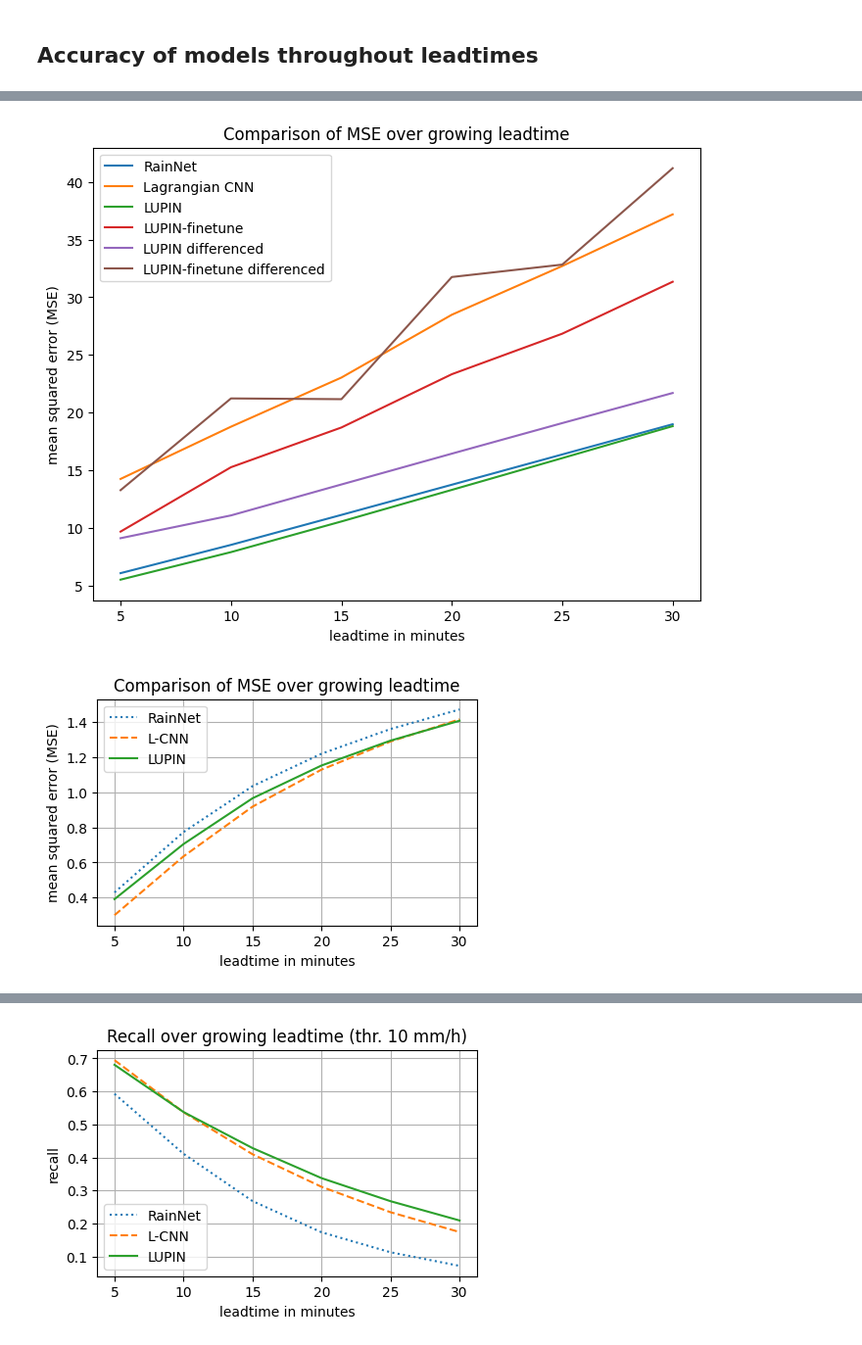
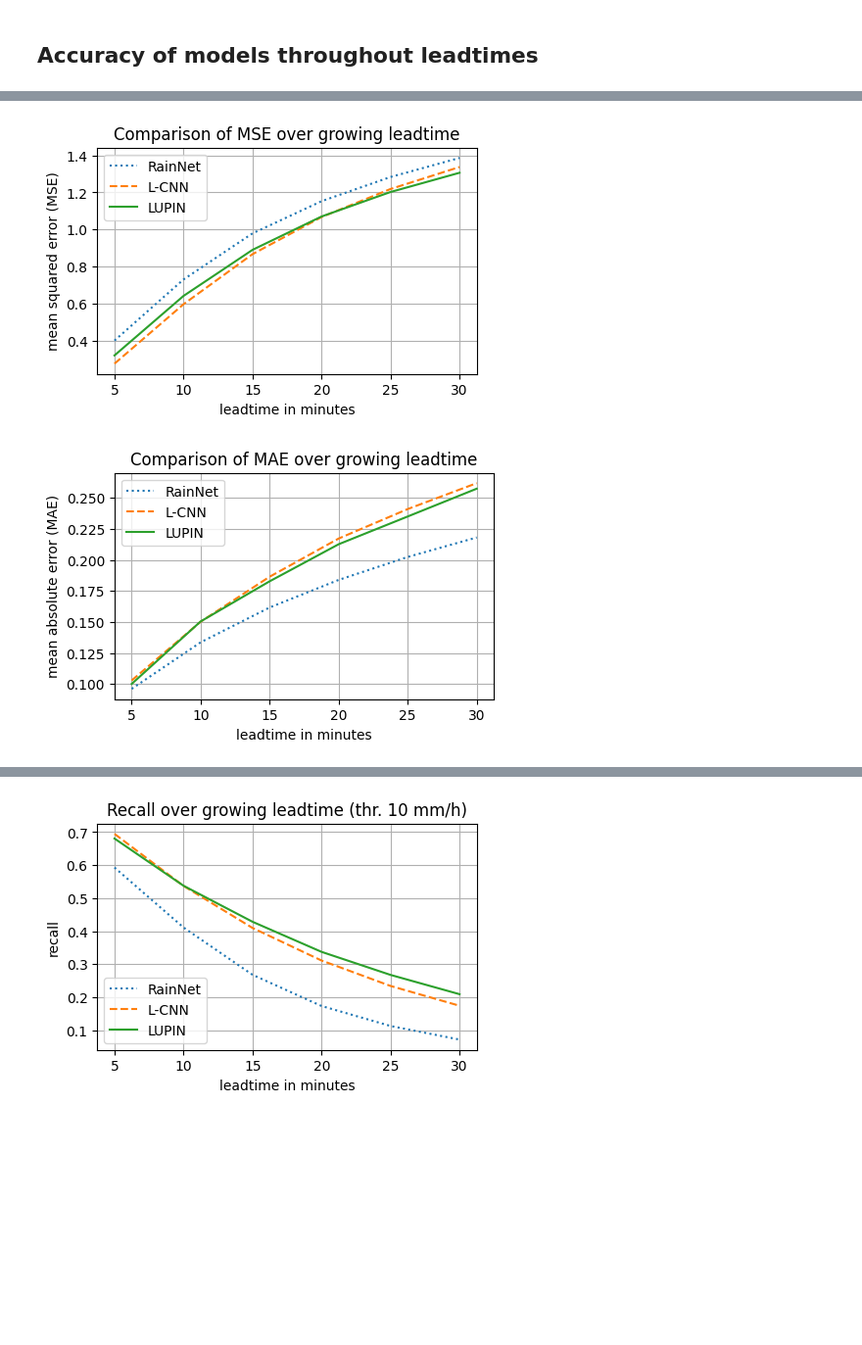
Before and after one commit to kinit-sk/softec-lagrangian-nowcasting, a Jupyter notebook: evaluation copy.ipynb, the cells around one changed output, grey strips where cells are left out. Shown at 98% size. Cells and saved outputs as stored; diff of their text form; code cells hidden in the pictures; blank space fills up the shorter version.

Commit message:
ECAI updates (Euler pers., simplify eval, etc.)

```diff
--- a/evaluation copy.ipynb
+++ b/evaluation copy.ipynb
@@ -18,7 +15,8 @@ Pysteps configuration file found at: /opt/anacondas/anaconda3/envs/nowcasting/li
 ta_path = '/data/maly_javornik_CMAX_60k_2/maly_javornik_new_sampling/{y:04}{m:02}{d:02}{h:02}{min:02}.h5'
 lc_path = '/data/softec-lagrangian-nowcasting/outputs/lagrangian/lcnn-bugfix_v2/lcnn-bugfix.h5'
 nn_path = '/data/softec-lagrangian-nowcasting/outputs/RainNet/RainNet-iterative.h5'
-lupin_path = '/data/softec-lagrangian-nowcasting/outputs/LUPIN-diff-finetune-rmse/LLUPIN-diff-pretrain-rmse-finetune.h5'
+euclid_path = '/data/softec-lagrangian-nowcasting/outputs/Euclid/Euclid.h5'
+lupin_path = '/data/softec-lagrangian-nowcasting/outputs/LUPIN-ECAI/LUPIN-ECAI.h5'
 
 with h5py.File('/data/maly_javornik_CMAX_60k_2/maly_javornik_new_sampling/metadata.h5', 'r') as hf:
     date_list = [item.decode() for item in hf['timestamps'][()]]
@@ -143,22 +86,48 @@ MSE_lupin = np.mean(tot_MSE_lupin, axis=0)
+# %%
+MAE = {}
+ME = {}
+MSE = {}
+
+idx = 0
+MAE['L-CNN'] = np.mean(tot_MAE[idx], axis=0)
+ME['L-CNN'] = np.mean(tot_ME[idx], axis=0)
+MSE['L-CNN'] = np.mean(tot_MSE[idx], axis=0)
+
+idx = 1
+MAE['RainNet'] = np.mean(tot_MAE[idx], axis=0)
+ME['RainNet'] = np.mean(tot_ME[idx], axis=0)
+MSE['RainNet'] = np.mean(tot_MSE[idx], axis=0)
+
+idx = 2
+MAE['LUPIN'] = np.mean(tot_MAE[idx], axis=0)
+ME['LUPIN'] = np.mean(tot_ME[idx], axis=0)
+MSE['LUPIN'] = np.mean(tot_MSE[idx], axis=0)
+
+idx = 3
+MAE['EuclidP'] = np.mean(tot_MAE[idx], axis=0)
+ME['EuclidP'] = np.mean(tot_ME[idx], axis=0)
+MSE['EuclidP'] = np.mean(tot_MSE[idx], axis=0)
 # %%
 # MSE plot
 %matplotlib inline
 x = [5,10,15,20,25,30]
 
-plt.figure(figsize=(6,4))
+plt.figure(figsize=(5,3))
 
-plt.plot(x, MSE_nn, '-', label='RainNet')
-plt.plot(x, MSE_lc, label='Lagrangian CNN')
-plt.plot(x, MSE_lupin, label='LUPIN')
+plt.plot(x, MSE['RainNet'], ':', label='RainNet')
+plt.plot(x, MSE['L-CNN'], '--', label='L-CNN')
+plt.plot(x, MSE['LUPIN'], label='LUPIN')
+
+plt.grid()
 
 plt.xlabel("leadtime in minutes")
 plt.ylabel("mean squared error (MSE)")
 plt.title('Comparison of MSE over growing leadtime')
 plt.legend(loc="upper left")
 # plt.yscale('log')
-plt.show()
+plt.savefig("mse.pdf", bbox_inches='tight')
 # %% [output]
-[figure, old version]
+[figure, new version]
 # %%
 # MSE plot
 %matplotlib inline
@@ -166,18 +135,18 @@ x = [5,10,15,20,25,30]
 
 plt.figure(figsize=(5,3))
 
-plt.plot(x, MSE_nn, ':', label='RainNet')
-plt.plot(x, MSE_lc, '--', label='L-CNN')
-plt.plot(x, MSE_lupin, label='LUPIN')
+plt.plot(x, MAE['RainNet'], ':', label='RainNet')
+plt.plot(x, MAE['L-CNN'], '--', label='L-CNN')
+plt.plot(x, MAE['LUPIN'], label='LUPIN')
 
 plt.grid()
 
 plt.xlabel("leadtime in minutes")
-plt.ylabel("mean squared error (MSE)")
-plt.title('Comparison of MSE over growing leadtime')
+plt.ylabel("mean absolute error (MAE)")
+plt.title('Comparison of MAE over growing leadtime')
 plt.legend(loc="upper left")
 # plt.yscale('log')
-plt.savefig("mse.pdf", bbox_inches='tight')
+plt.savefig("mae.pdf", bbox_inches='tight')
 # %% [output]
-[figure, old version]
+[figure, new version]
 # %%
```
Also changed, not shown: parts of 24 cells of this notebook, 22 other files.
